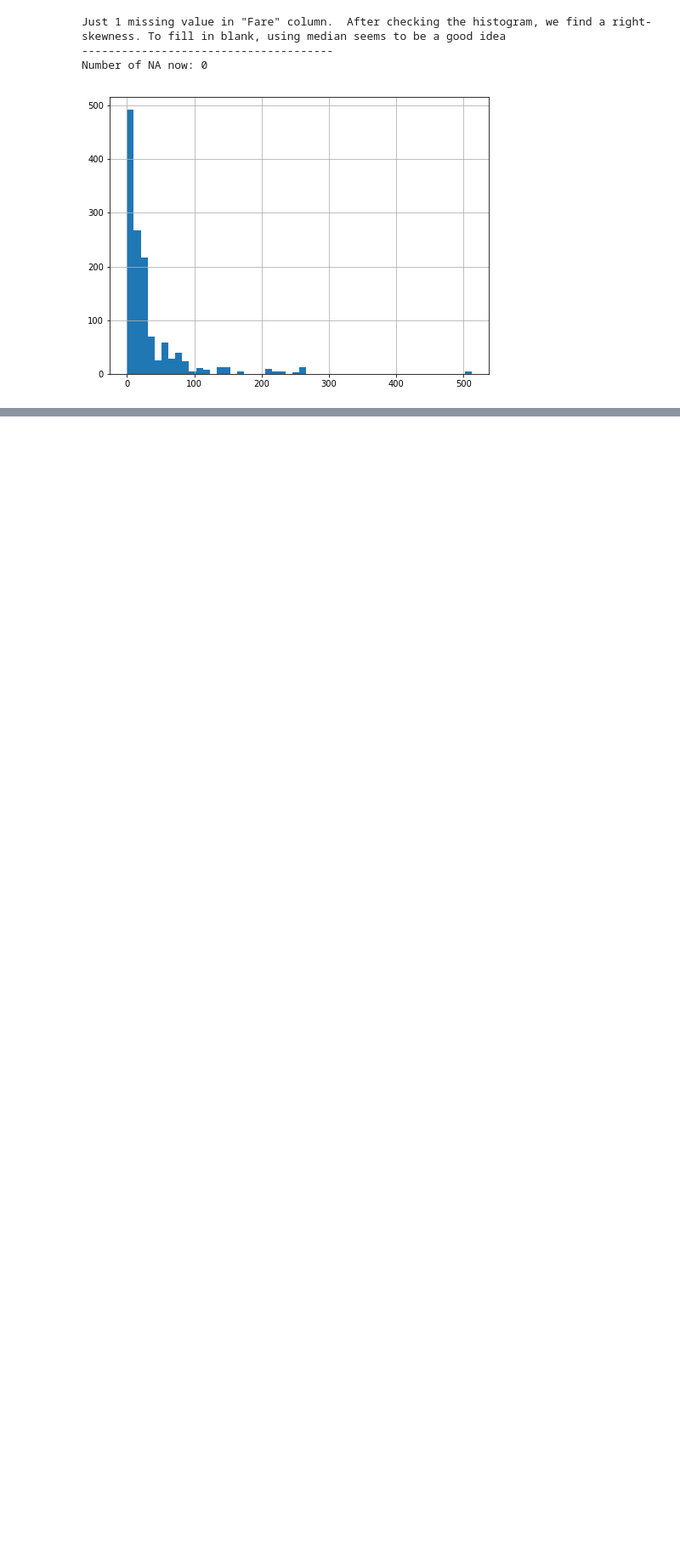
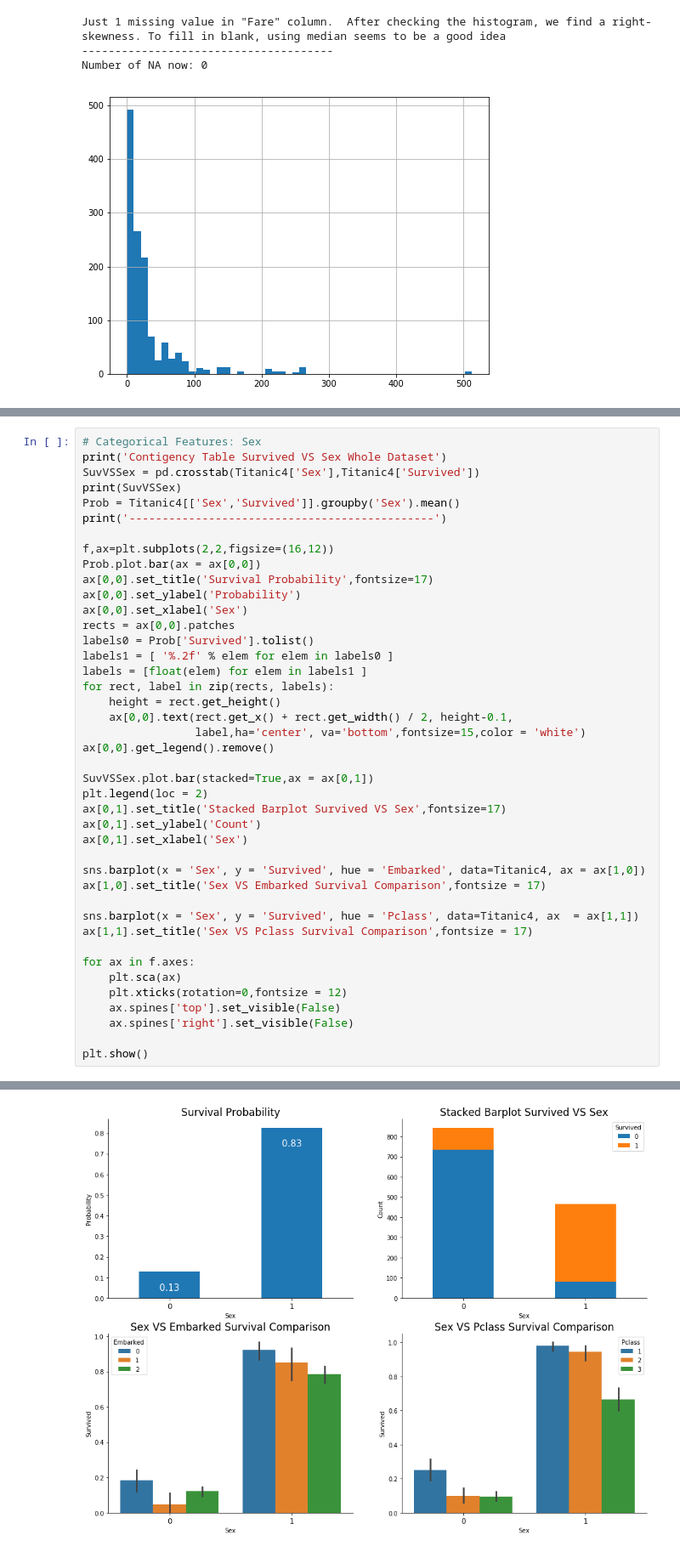
Before and after one commit to CoolGIRLCOCO/Project-Titantic-Survival-Prediction-ToBContinuted, a Jupyter notebook: Predict Survival on Titanic Datasets Using Classification Methods(Part 1).ipynb, the cells around one changed output, grey strips where cells are left out. Shown: that part at 85% size. Cells and saved outputs as stored; diff of their text form; blank space fills up the shorter version.

```diff
--- a/Predict Survival on Titanic Datasets Using Classification Methods(Part 1).ipynb
+++ b/Predict Survival on Titanic Datasets Using Classification Methods(Part 1).ipynb
@@ -311,0 +507,43 @@ There are 177 missing values in Age column, it is not a small number. We cannot
+# %%
+# Categorical Features: Sex
+print('Contigency Table Survived VS Sex Whole Dataset')
+SuvVSSex = pd.crosstab(Titanic4['Sex'],Titanic4['Survived'])
+print(SuvVSSex)
+Prob = Titanic4[['Sex','Survived']].groupby('Sex').mean()
+print('----------------------------------------------')
+
+f,ax=plt.subplots(2,2,figsize=(16,12))
+Prob.plot.bar(ax = ax[0,0])
+ax[0,0].set_title('Survival Probability',fontsize=17)
+ax[0,0].set_ylabel('Probability')
+ax[0,0].set_xlabel('Sex')
+rects = ax[0,0].patches
+labels0 = Prob['Survived'].tolist()
+labels1 = [ '%.2f' % elem for elem in labels0 ]
+labels = [float(elem) for elem in labels1 ]
+for rect, label in zip(rects, labels):
+    height = rect.get_height()
+    ax[0,0].text(rect.get_x() + rect.get_width() / 2, height-0.1,
+                 label,ha='center', va='bottom',fontsize=15,color = 'white')
+ax[0,0].get_legend().remove()
+
+SuvVSSex.plot.bar(stacked=True,ax = ax[0,1])
+plt.legend(loc = 2)
+ax[0,1].set_title('Stacked Barplot Survived VS Sex',fontsize=17)
+ax[0,1].set_ylabel('Count')
+ax[0,1].set_xlabel('Sex')
+
+sns.barplot(x = 'Sex', y = 'Survived', hue = 'Embarked', data=Titanic4, ax = ax[1,0])
+ax[1,0].set_title('Sex VS Embarked Survival Comparison',fontsize = 17)
+
+sns.barplot(x = 'Sex', y = 'Survived', hue = 'Pclass', data=Titanic4, ax  = ax[1,1])
+ax[1,1].set_title('Sex VS Pclass Survival Comparison',fontsize = 17)
+
+for ax in f.axes:
+    plt.sca(ax)
+    plt.xticks(rotation=0,fontsize = 12)
+    ax.spines['top'].set_visible(False)
+    ax.spines['right'].set_visible(False)
+
+plt.show()
+# %% [output]
@@ -311,0 +557 @@ There are 177 missing values in Age column, it is not a small number. We cannot
+[figure, added]
```
Also changed, not shown: parts of 28 cells of this notebook.
